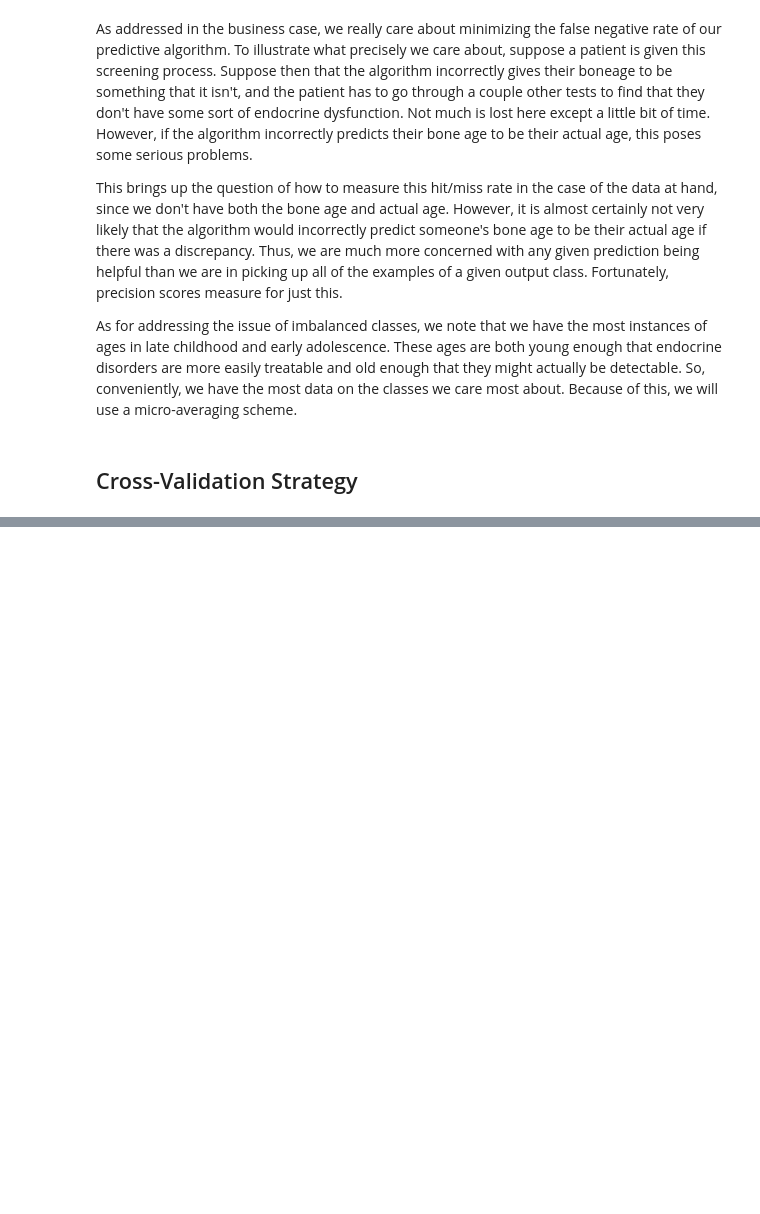
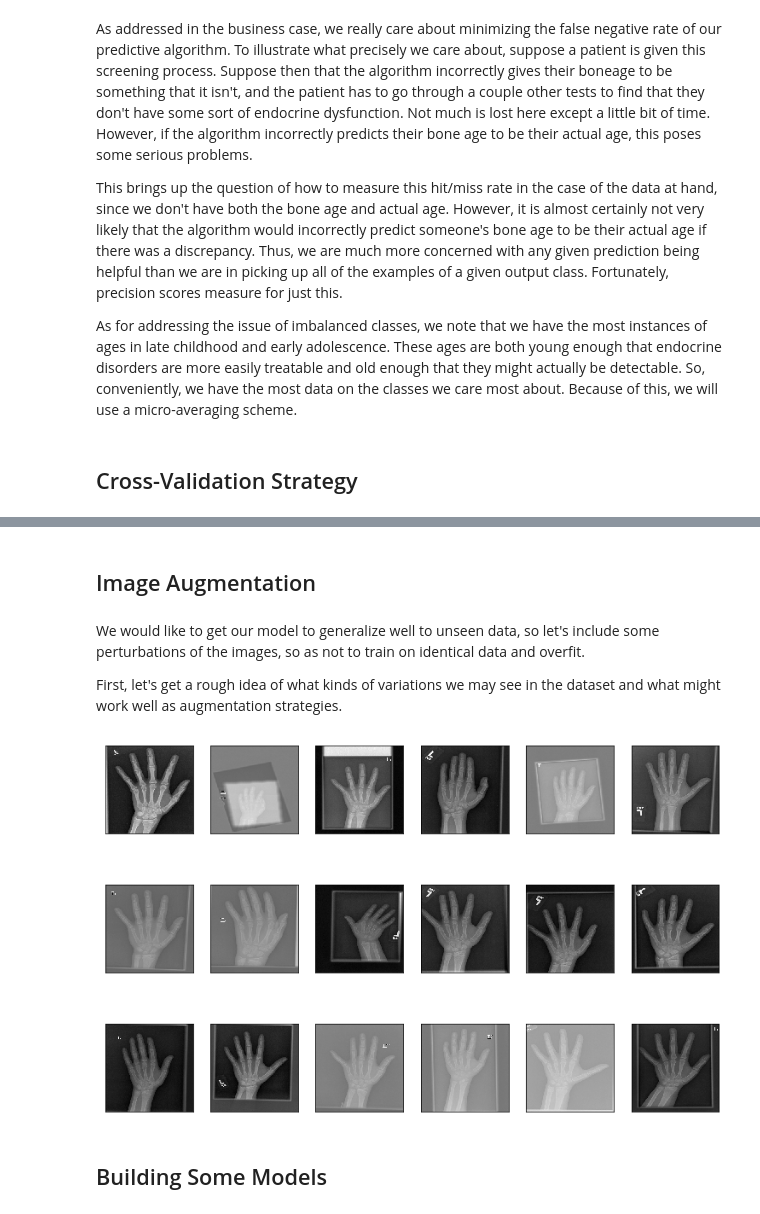
Before and after one commit to ariakoehler/rsna-convolutional-neural-networks, a Jupyter notebook: notebooks/boneage-cnn.ipynb, the cells around one changed output, grey strips where cells are left out. Saved outputs shown, nothing was run; the diff lists cells and outputs as text; code cells hidden in the pictures; blank space fills up the shorter version.

```diff
--- a/notebooks/boneage-cnn.ipynb
+++ b/notebooks/boneage-cnn.ipynb
@@ -44,4 +44,4 @@ compressed_dir = os.path.join(file_dir, 'boneage-compressed')
 # %%
 import pickle
 
-boneage_data = np.array(pickle.load(open(os.path.join(compressed_dir, 'image_data.p'), 'rb')))
+boneage_data = np.array(pickle.load(open(os.path.join(compressed_dir, 'image_data.p'), 'rb')), dtype=int)
@@ -79,0 +102,27 @@ scorer = make_scorer(precision_score, average=avg_scheme)
+# %% [markdown]
+## Image Augmentation
+# %% [markdown]
+We would like to get our model to generalize well to unseen data, so let's include some perturbations of the images, so as not to train on identical data and overfit.
+
+First, let's get a rough idea of what kinds of variations we may see in the dataset and what might work well as augmentation strategies.
+# %%
+from skimage.io import imshow
+
+# shamelessly stolen from https://github.com/eclarson/MachineLearningNotebooks/blob/master/04.%20Dimension%20Reduction%20and%20Images.ipynb
+
+def plot_gallery(images, h, w, n_row=3, n_col=6):
+    """Helper function to plot a gallery of portraits"""
+    plt.figure(figsize=(1.7 * n_col, 2.3 * n_row))
+    plt.subplots_adjust(bottom=0, left=.01, right=.99, top=.90, hspace=.35)
+    for i in range(n_row * n_col):
+        plt.subplot(n_row, n_col, i + 1)
+
+        plt.imshow(images[i,:].reshape((h, w)), cmap=plt.cm.gray)
+
+        plt.xticks(())
+        plt.yticks(())
+    plt.show()
+
+plot_gallery(boneage_data, 256, 256)
+# %% [output]
+[figure, added]
@@ -79,0 +140,2 @@ scorer = make_scorer(precision_score, average=avg_scheme)
+# %% [markdown]
+## Building Some Models
```
Also changed, not shown: parts of 8 cells of this notebook.
